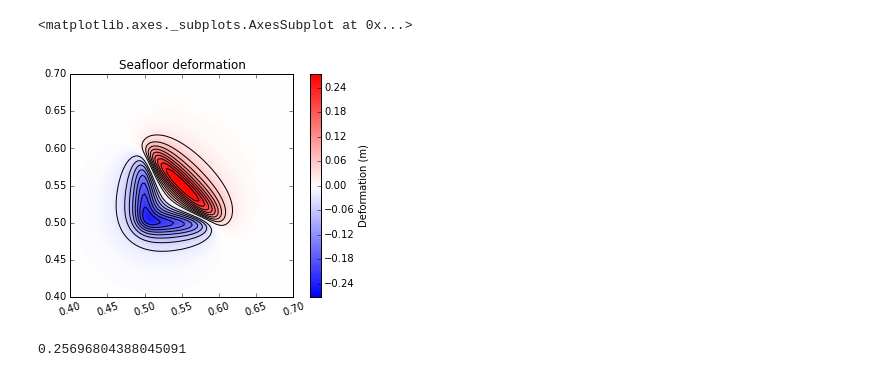
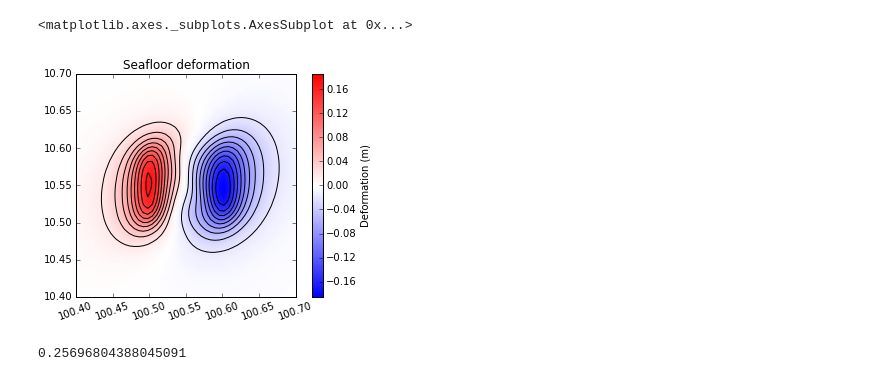
Before and after one commit to rjleveque/dtopotools_triangular_test, a Jupyter notebook: Triangular_faults_test.ipynb, the cells around one changed output. Drawn from its saved outputs; the diff is of its cells as text; code cells hidden in the pictures.

```diff
--- a/Triangular_faults_test.ipynb
+++ b/Triangular_faults_test.ipynb
@@ -58,0 +67,8 @@ subfault0._get_leg_angles()
+# %%
+fault = dtopotools.Fault()
+rake = 90.
+subfault0.strike = 0.
+subfault1.strike = 0.
+subfault1.dip = subfault0.dip
+subfault0.rake=rake
+subfault1.rake=rake #- 180.
@@ -59,18 +101,19 @@ subfault0._get_leg_angles()
 # %%
 fault = dtopotools.Fault()
-subfault0.rake=45.
-subfault1.rake=45.
+rake = 90.
+subfault0.rake=rake
+subfault1.rake=rake #+ 180.
 
-x = np.linspace(.4,.7,100)
-y = np.linspace(.4,.7,100)
+x = np.linspace(100.4,100.7,50)
+y = np.linspace(10.4,10.7,50)
 fault.subfaults = []
 fault.subfaults.append(subfault0)
 fault.subfaults.append(subfault1)
 dtopo = fault.create_dtopography(x,y,times =[0.])
 dtopo.plot_dZ_colors(0.)
 # %% [output]
 <matplotlib.axes._subplots.AxesSubplot at 0x...>
-[figure, old version]
+[figure, new version]
 # %%
 subfault0._get_unit_slip_vector()[0]
 # %% [output]
```
Also changed, not shown: parts of 22 cells of this notebook, 1 other file.
